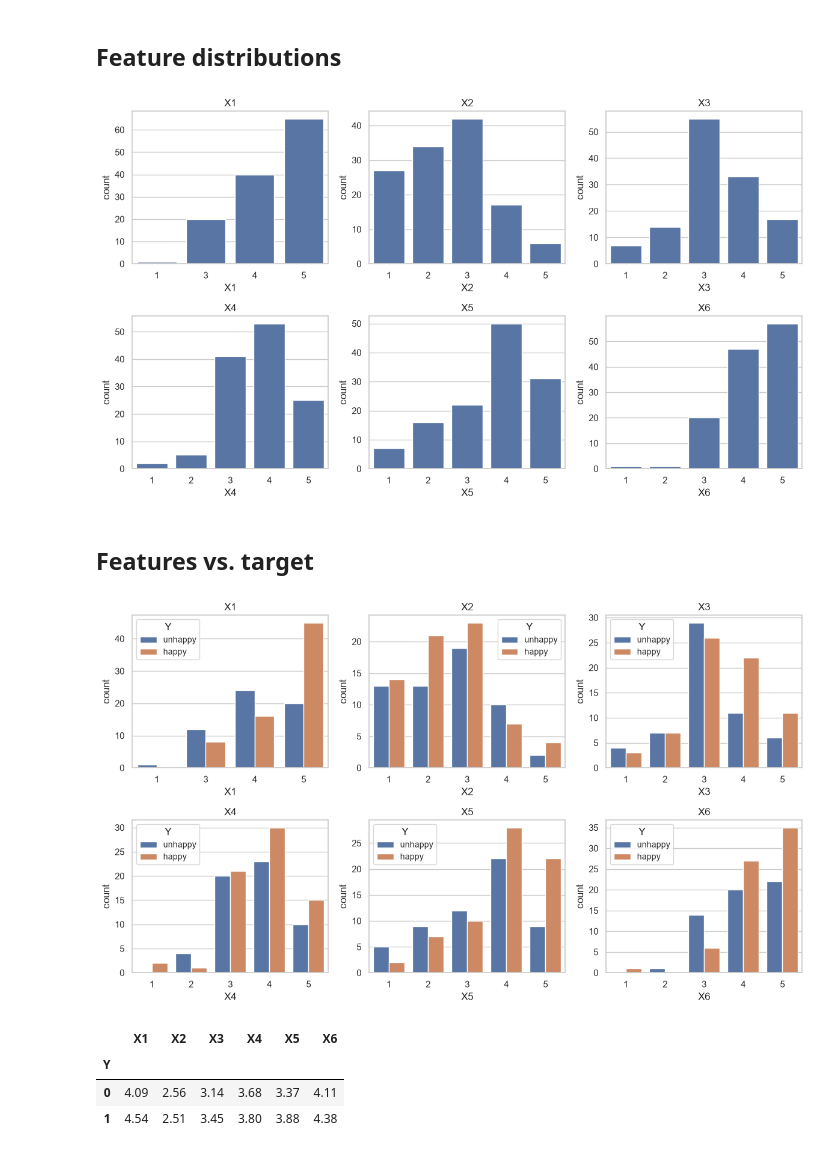
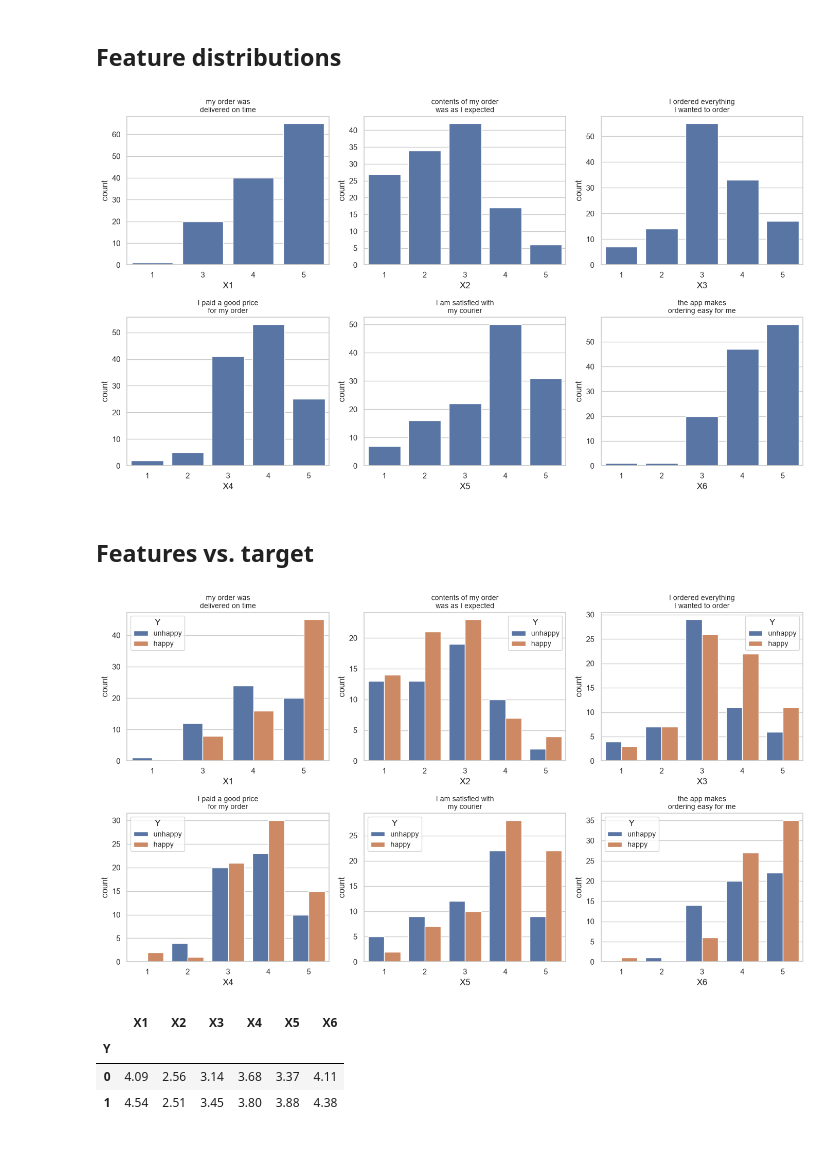
Before and after one commit to roshanbytes/customer_happiness_prediction, a Jupyter notebook: notebooks/exploration/01_eda.ipynb, the cells around one changed output. Cells and saved outputs as stored; diff of their text form; code cells hidden in the pictures.

```diff
--- a/notebooks/exploration/01_eda.ipynb
+++ b/notebooks/exploration/01_eda.ipynb
@@ -125,26 +127,26 @@ About 55% of customers are happy (Y=1), 45% are unhappy (Y=0) based on the perce
 # %% [markdown]
 ## Feature distributions
 # %%
-fig, axes = plt.subplots(2, 3, figsize=(12, 7))
+fig, axes = plt.subplots(2, 3, figsize=(14, 8))
 for ax, col in zip(axes.flat, FEATURE_COLS):
     sns.countplot(x=col, data=df, ax=ax, order=sorted(df[col].unique()))
-    ax.set_title(col)
+    ax.set_title(textwrap.fill(FEATURE_DESCRIPTIONS[col], width=20), fontsize=10)
 fig.tight_layout()
 plt.show()
 # %% [output]
-[figure, old version]
+[figure, new version]
 # %% [markdown]
 ## Features vs. target
 # %%
-fig, axes = plt.subplots(2, 3, figsize=(12, 7))
+fig, axes = plt.subplots(2, 3, figsize=(14, 8))
 for ax, col in zip(axes.flat, FEATURE_COLS):
     sns.countplot(x=col, hue=TARGET_COL, data=df, ax=ax, order=sorted(df[col].unique()))
-    ax.set_title(col)
+    ax.set_title(textwrap.fill(FEATURE_DESCRIPTIONS[col], width=20), fontsize=10)
     ax.legend(title="Y", labels=["unhappy", "happy"], fontsize="small")
 fig.tight_layout()
 plt.show()
 # %% [output]
-[figure, old version]
+[figure, new version]
 # %%
 df.groupby(TARGET_COL)[FEATURE_COLS].mean().round(2)
 # %% [output]
```
Also changed, not shown: parts of 5 cells of this notebook, 1 other file.
